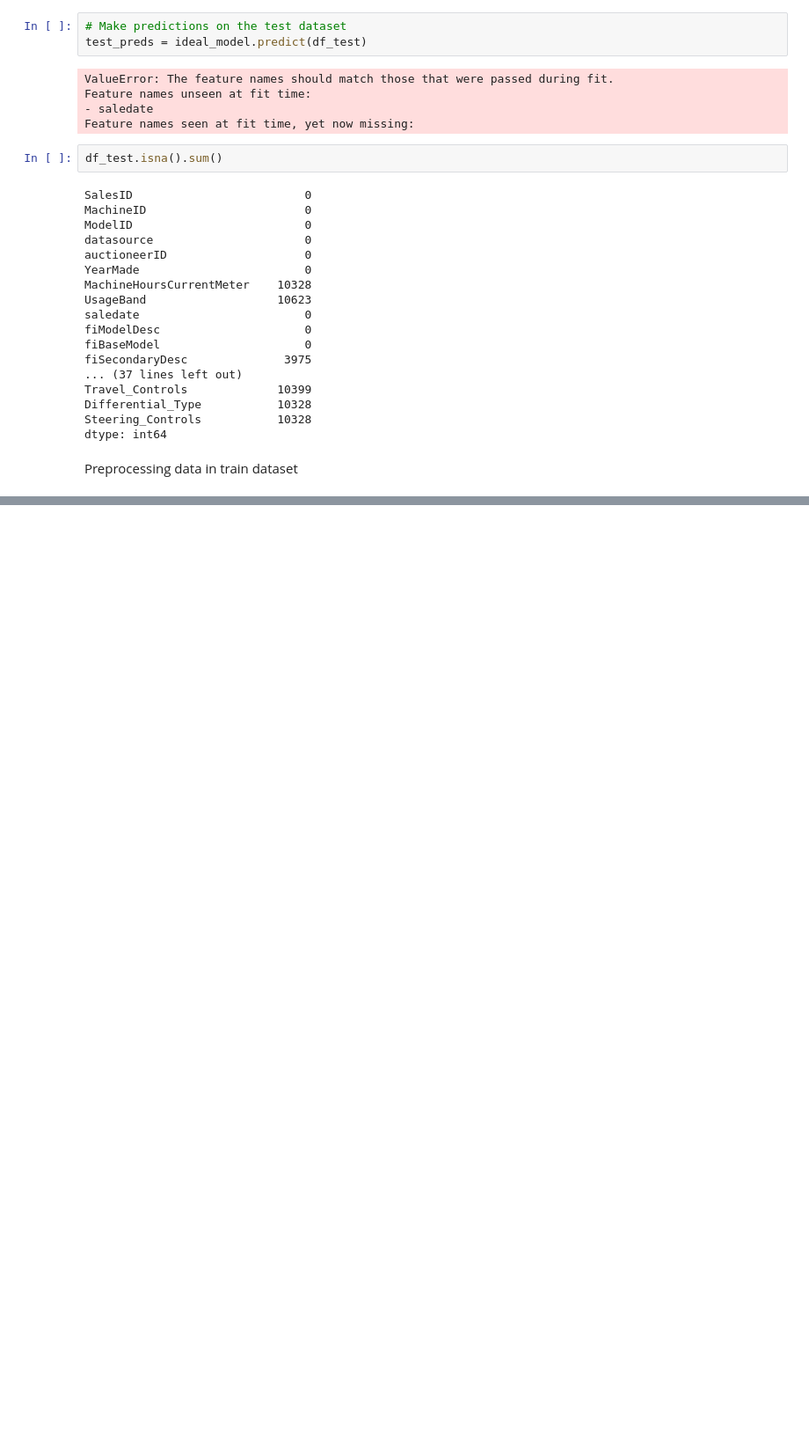
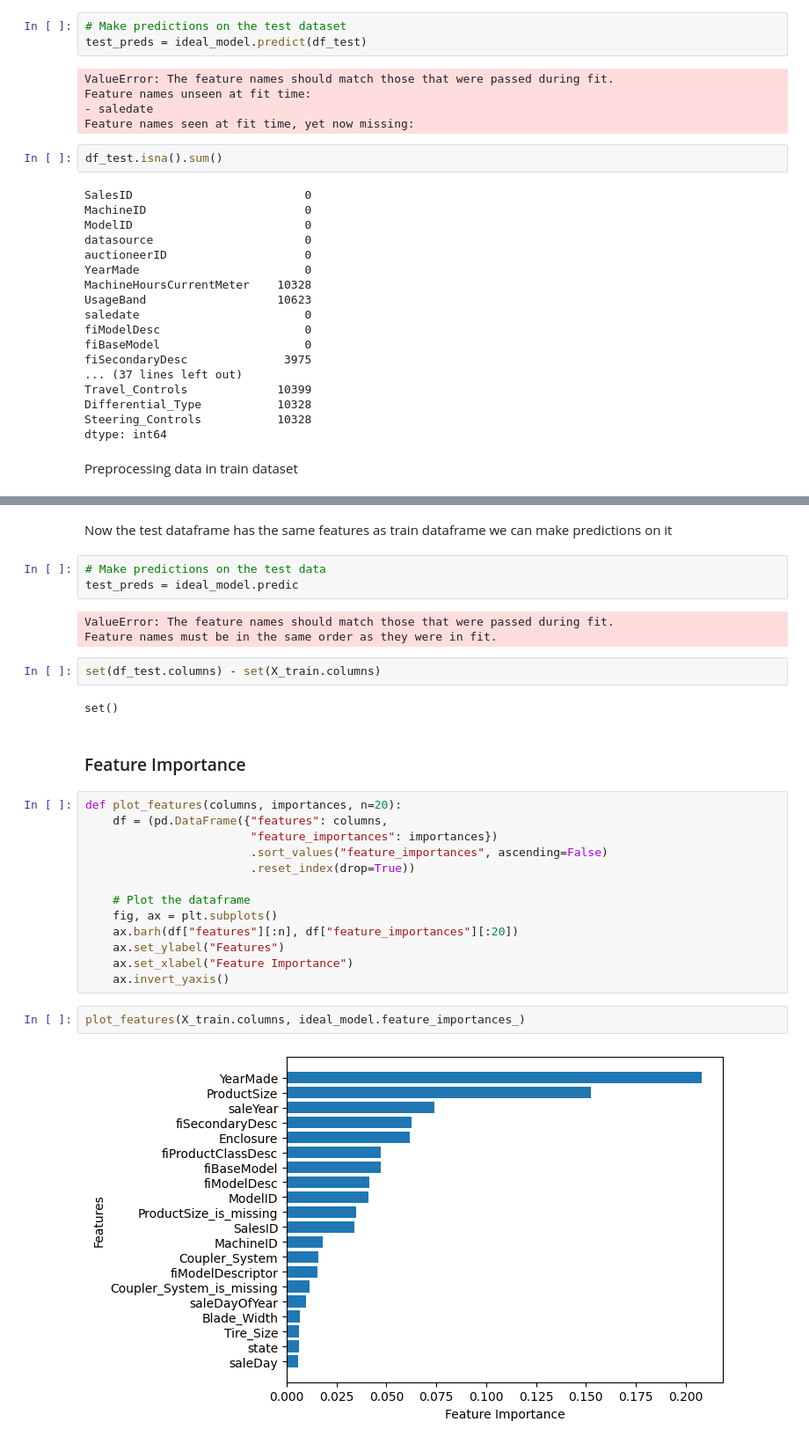
Before and after one commit to othnielche/Bulldozer-price-prediction-model, a Jupyter notebook: end-to-end-bulldozer-regression-regression.ipynb, the cells around one changed output, grey strips where cells are left out. Shown: that part at 88% size. Drawn from its saved outputs; the diff is of its cells as text; blank space fills up the shorter version.

Commit message:
Show feature importance

```diff
--- a/end-to-end-bulldozer-regression-regression.ipynb
+++ b/end-to-end-bulldozer-regression-regression.ipynb
@@ -865,0 +929,31 @@ Length: 101, dtype: int64
+# %% [markdown]
+Now the test dataframe has the same features as train dataframe we can make predictions  on it
+# %%
+# Make predictions on the test data
+test_preds = ideal_model.predic
+# %% [output]
+ValueError: The feature names should match those that were passed during fit.
+Feature names must be in the same order as they were in fit.
+# %%
+set(df_test.columns) - set(X_train.columns)
+# %% [output]
+set()
+# %% [markdown]
+### Feature Importance
+# %%
+def plot_features(columns, importances, n=20):
+    df = (pd.DataFrame({"features": columns,
+                        "feature_importances": importances})
+                        .sort_values("feature_importances", ascending=False)
+                        .reset_index(drop=True))
+
+    # Plot the dataframe
+    fig, ax = plt.subplots()
+    ax.barh(df["features"][:n], df["feature_importances"][:20])
+    ax.set_ylabel("Features")
+    ax.set_xlabel("Feature Importance")
+    ax.invert_yaxis()
+# %%
+plot_features(X_train.columns, ideal_model.feature_importances_)
+# %% [output]
+[figure, added]
```
Also changed, not shown: parts of 9 cells of this notebook.
